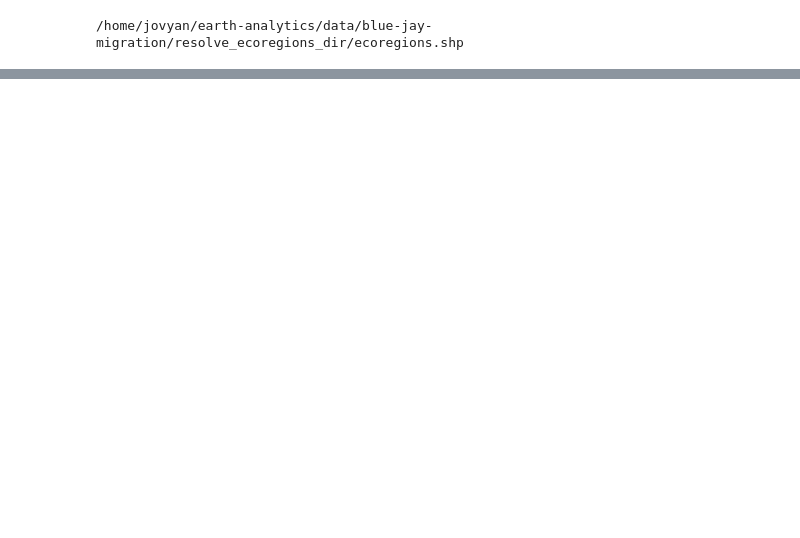
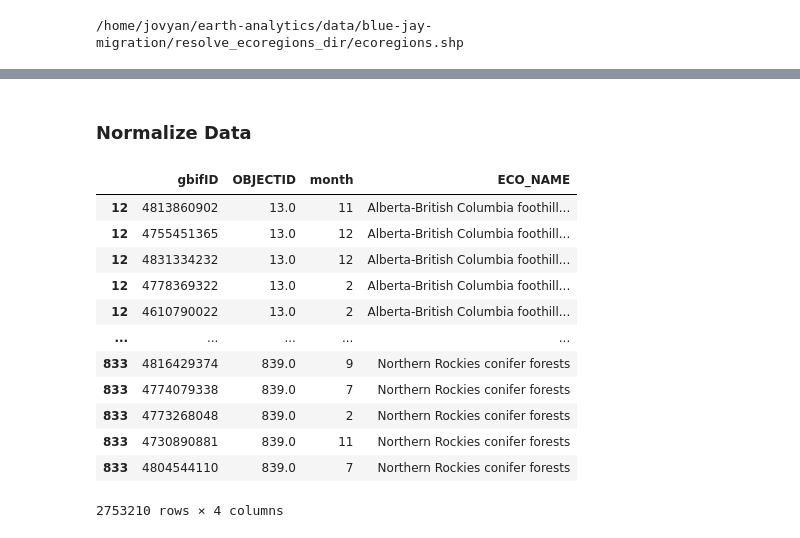
Before and after one commit to earthlab-education/species-distribution-coding-challenge-hanried, a Jupyter notebook: notebooks/04_species_distribution_download.ipynb, the cells around one changed output, grey strips where cells are left out. Saved outputs shown, nothing was run; the diff lists cells and outputs as text; code cells hidden in the pictures; blank space fills up the shorter version.

```diff
--- a/notebooks/04_species_distribution_download.ipynb
+++ b/notebooks/04_species_distribution_download.ipynb
@@ -330,0 +341,28 @@ ecoregions_gdf.head()
+# %% [markdown]
+### Normalize Data
+# %%
+gbif_ecoregion_gdf = (
+    ecoregions_clean_gdf
+    .to_crs(gbif_gdf.crs)
+    .sjoin(
+        gbif_gdf,
+        how='inner',
+        predicate='contains')
+    [['gbifID', 'OBJECTID','month', 'ECO_NAME']]
+    )
+
+gbif_ecoregion_gdf
+# %% [output]
+|  | gbifID | OBJECTID | month | ECO_NAME |
+| 12 | 4813860902 | 13.0 | 11 | Alberta-British Columbia foothill... |
+| 12 | 4755451365 | 13.0 | 12 | Alberta-British Columbia foothill... |
+| 12 | 4831334232 | 13.0 | 12 | Alberta-British Columbia foothill... |
+| 12 | 4778369322 | 13.0 | 2 | Alberta-British Columbia foothill... |
+| 12 | 4610790022 | 13.0 | 2 | Alberta-British Columbia foothill... |
+| ... | ... | ... | ... | ... |
+| 833 | 4816429374 | 839.0 | 9 | Northern Rockies conifer forests |
+| 833 | 4774079338 | 839.0 | 7 | Northern Rockies conifer forests |
+| 833 | 4773268048 | 839.0 | 2 | Northern Rockies conifer forests |
+| 833 | 4730890881 | 839.0 | 11 | Northern Rockies conifer forests |
+| 833 | 4804544110 | 839.0 | 7 | Northern Rockies conifer forests |
+2753210 rows × 4 columns
```
Also changed, not shown: parts of 5 cells of this notebook.
